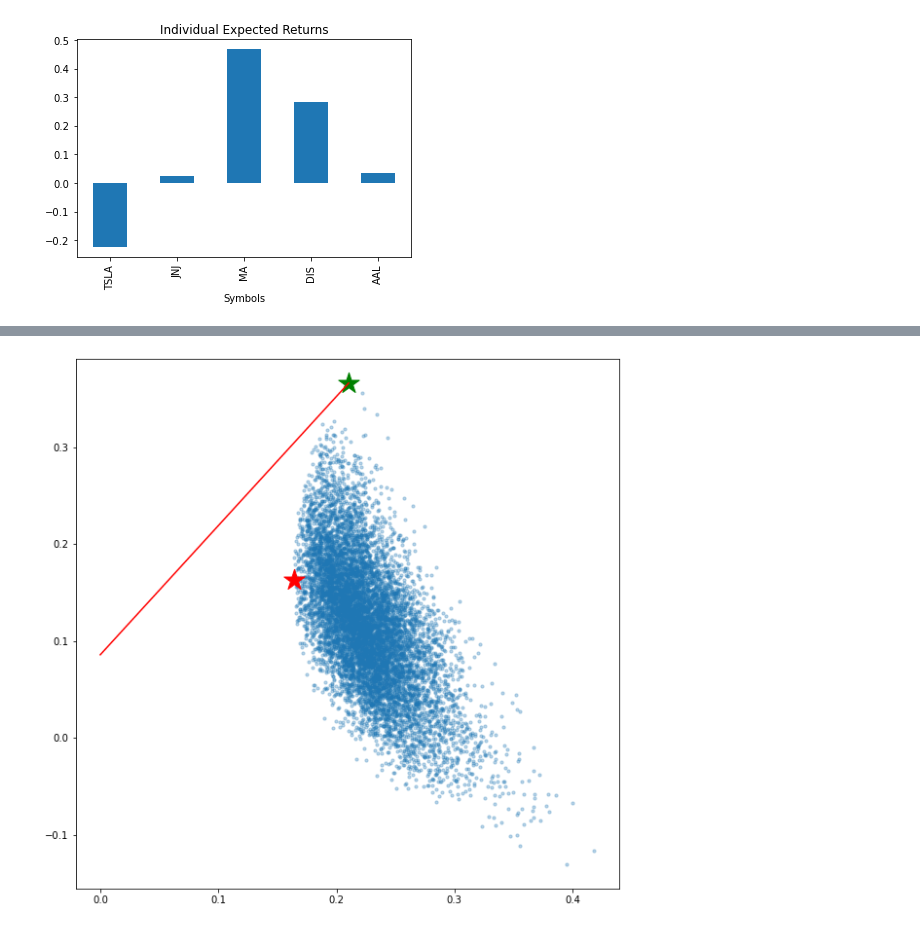
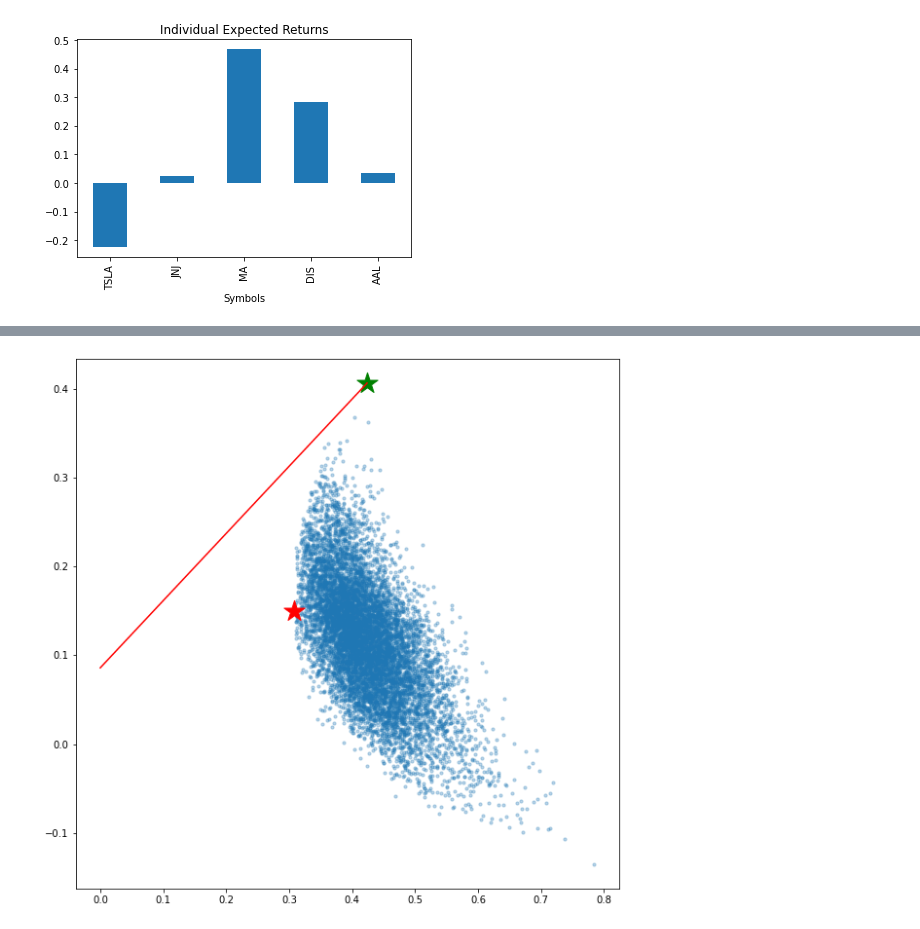
Before and after one commit to ceciliacal/modern_portfolio_theory_optimization, a Jupyter notebook: sp500.ipynb, the cells around one changed output, grey strips where cells are left out. Drawn from its saved outputs; the diff is of its cells as text; code cells hidden in the pictures.

```diff
--- a/sp500.ipynb
+++ b/sp500.ipynb
@@ -110,8 +110,9 @@ var_mastercard: 0.00026189445073807104
 var_disney: 0.00017833704679848486
 var_americanAirlines: 0.0005955182014338496
 # %%
-# Volatility is given by the annual standard deviation. We multiply by 250 because there are 250 trading days/year.
-ann_sd = logChange.std().apply(lambda x: x * np.sqrt(250))
+#Volatility is given by the annual standard deviation. We multiply by 250 because there are 250 trading days/year.
+#3.5 stands for year unit between 01-01-2018 to 19-07-2021
+ann_sd = logChange.std().apply(lambda x: x * np.sqrt(250*3.5))
 print("annual sd:\n", ann_sd)
 plt.title('Individual Volatility')
 ann_sd.plot(kind='bar')
@@ -211,7 +212,7 @@ for portfolio in range(num_portfolios):
     p_ret.append(returns)
     var = cov_matrix.mul(weights, axis=0).mul(weights, axis=1).sum().sum()  # Portfolio Variance
     sd = np.sqrt(var)  # Daily standard deviation
-    ann_sd = sd * np.sqrt(250)  # Annual standard deviation = volatility
+    ann_sd = sd * np.sqrt(250*3.5)  # Annual standard deviation = volatility
     p_vol.append(ann_sd)
 
 resultData = {'Returns': p_ret, 'Volatility': p_vol}
@@ -314,32 +315,31 @@ Name: 5594, dtype: float64
 # %%
 #plot capital market line
-cal_x = []
-cal_y = []
+cml_x = []
+cml_y = []
 utility = []
-a = 5
+a = 2
 
 #utility can be seen as a measure of relative satisfaction of the investments.
 #investors is risk saver (preferrs high return)
 #E(R) = expected return of investment
 #sd = risk of investment
 #A = measure of risk adversion (higher A, higher risk?)
 
 for er in np.linspace(rf, max(portfolios['Returns'])):
-    #questa è formula "capital market line" NUOVA FRONTIERA EFFICIENTE negli appunti !!!
     sd = (er -rf)/((optimal_risky_port[0]-rf)/optimal_risky_port[1])
-    cal_x.append(sd)
-    cal_y.append(er)
+    cml_x.append(sd)
+    cml_y.append(er)
     calculateUtility = er - .5 * a * (sd ** 2)
     utility.append(calculateUtility)
 
 # Plotting optimal portfolio
 plt.subplots(figsize=(10, 10))
 plt.scatter(portfolios['Volatility'], portfolios['Returns'], marker='o', s=10, alpha=0.3)
 plt.scatter(min_vol_port[1], min_vol_port[0], color='r', marker='*', s=500)
 plt.scatter(optimal_risky_port[1], optimal_risky_port[0], color='g', marker='*', s=500)
-plt.plot(cal_x, cal_y, color='r')
+plt.plot(cml_x, cml_y, color='r')
 plt.show()
 # %% [output]
-[figure, old version]
+[figure, new version]
 # %%
 #investor's optimal portfolio
```
Also changed, not shown: parts of 6 cells of this notebook, 2 other files.
